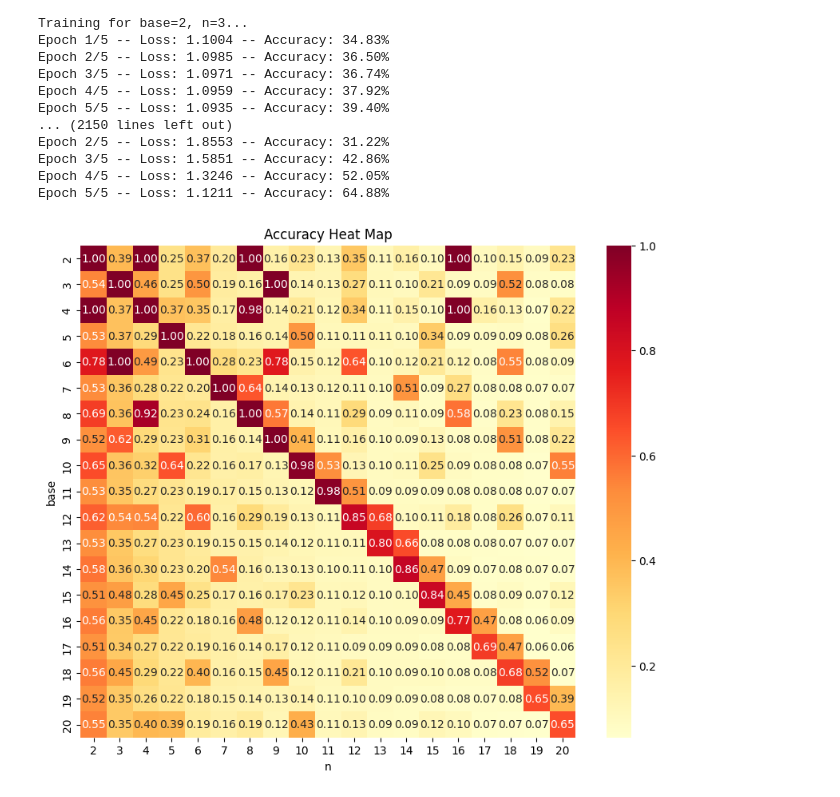
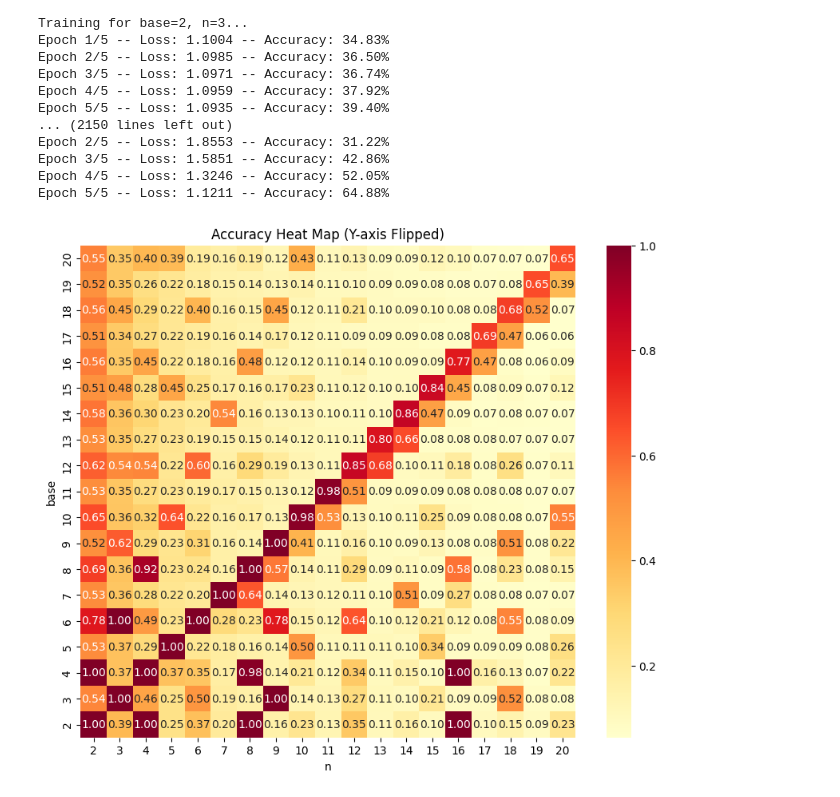
Before and after one commit to hilalmufti/what-functions-can-nns-learn, a Jupyter notebook: modular arithmetic simple NN vs transformer /ax + b mod n varied base and n.ipynb, the cells around one changed output. Saved outputs shown, nothing was run; the diff lists cells and outputs as text; code cells hidden in the pictures.

```diff
--- a/modular arithmetic simple NN vs transformer /ax + b mod n varied base and n.ipynb
+++ b/modular arithmetic simple NN vs transformer /ax + b mod n varied base and n.ipynb
@@ -233,16 +233,19 @@ Epoch 5/5 -- Loss: 1.1211 -- Accuracy: 64.88%
 # %%
 import pandas as pd
 import seaborn as sns
 import matplotlib.pyplot as plt
 
 # Load data
 data = pd.read_csv('varied_n_k_results.csv')  # Replace with your file name
 pivot_table = data.pivot(index='base', columns='n', values='accuracy')
 
+# Reverse the rows (flips base from 10-to-2 instead of 2-to-10)
+pivot_table = pivot_table.iloc[::-1]
+
 # Create heat map
 plt.figure(figsize=(10, 8))
 sns.heatmap(pivot_table, annot=True, cmap='YlOrRd', fmt='.2f')
-plt.title('Accuracy Heat Map')
+plt.title('Accuracy Heat Map (Y-axis Flipped)')
 plt.show()
 # %% [output]
-[figure, old version]
+[figure, new version]
```
